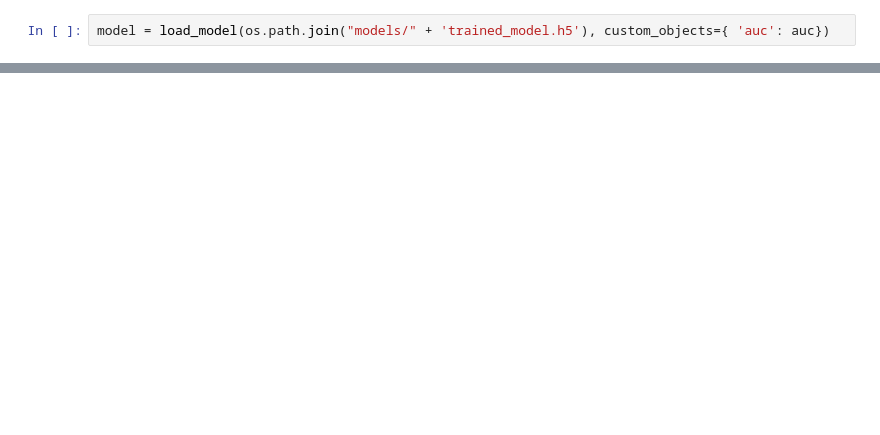
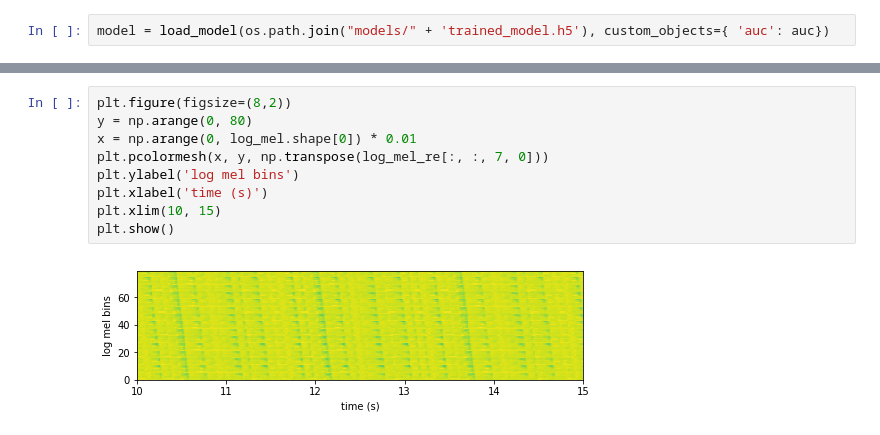
Before and after one commit to cpuguy96/StepCOVNet, a Jupyter notebook: timings_checker.ipynb, the cells around one changed output, grey strips where cells are left out. Saved outputs shown, nothing was run; the diff lists cells and outputs as text; blank space fills up the shorter version.

```diff
--- a/timings_checker.ipynb
+++ b/timings_checker.ipynb
@@ -96,0 +123,11 @@ plt.show()
+# %%
+plt.figure(figsize=(8,2))
+y = np.arange(0, 80)
+x = np.arange(0, log_mel.shape[0]) * 0.01
+plt.pcolormesh(x, y, np.transpose(log_mel_re[:, :, 7, 0]))
+plt.ylabel('log mel bins')
+plt.xlabel('time (s)')
+plt.xlim(10, 15)
+plt.show()
+# %% [output]
+[figure, added]
```
Also changed, not shown: parts of 13 cells of this notebook, 10 other files.
